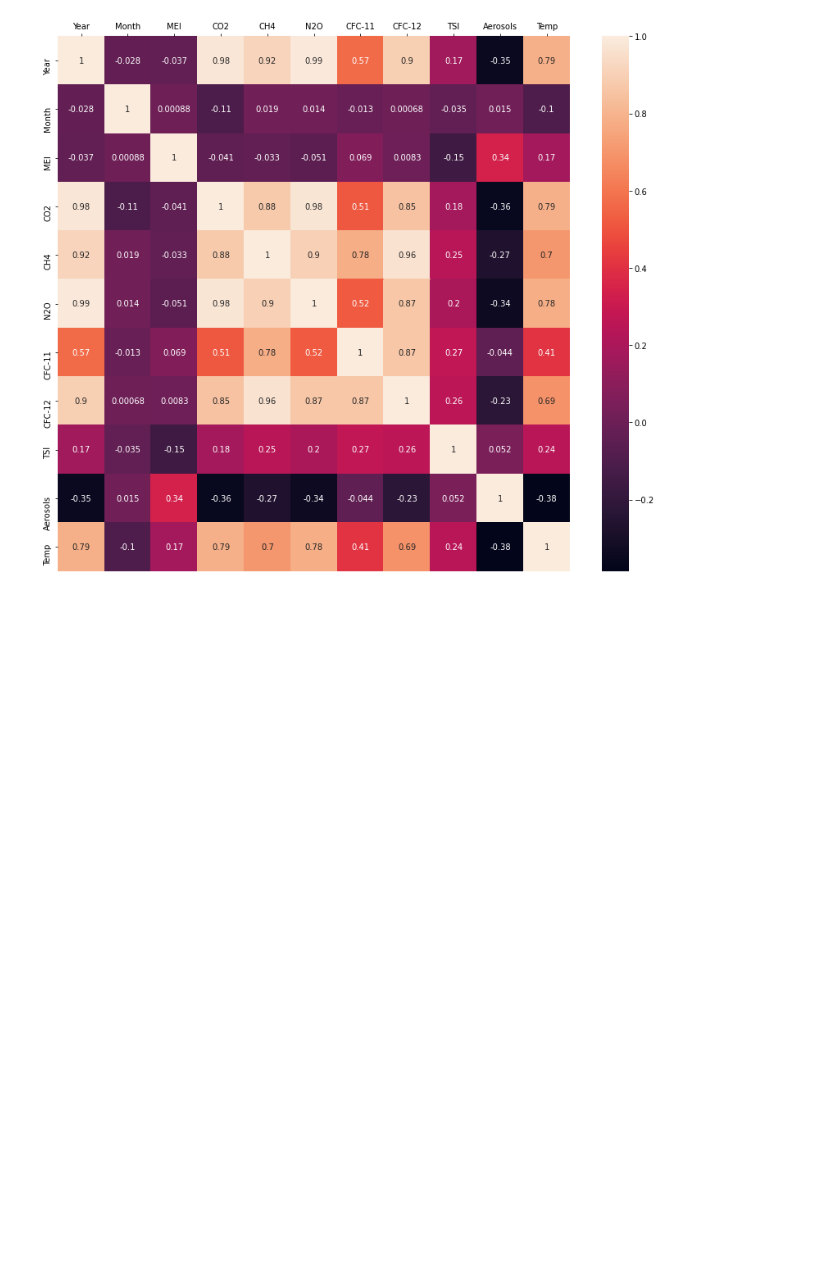
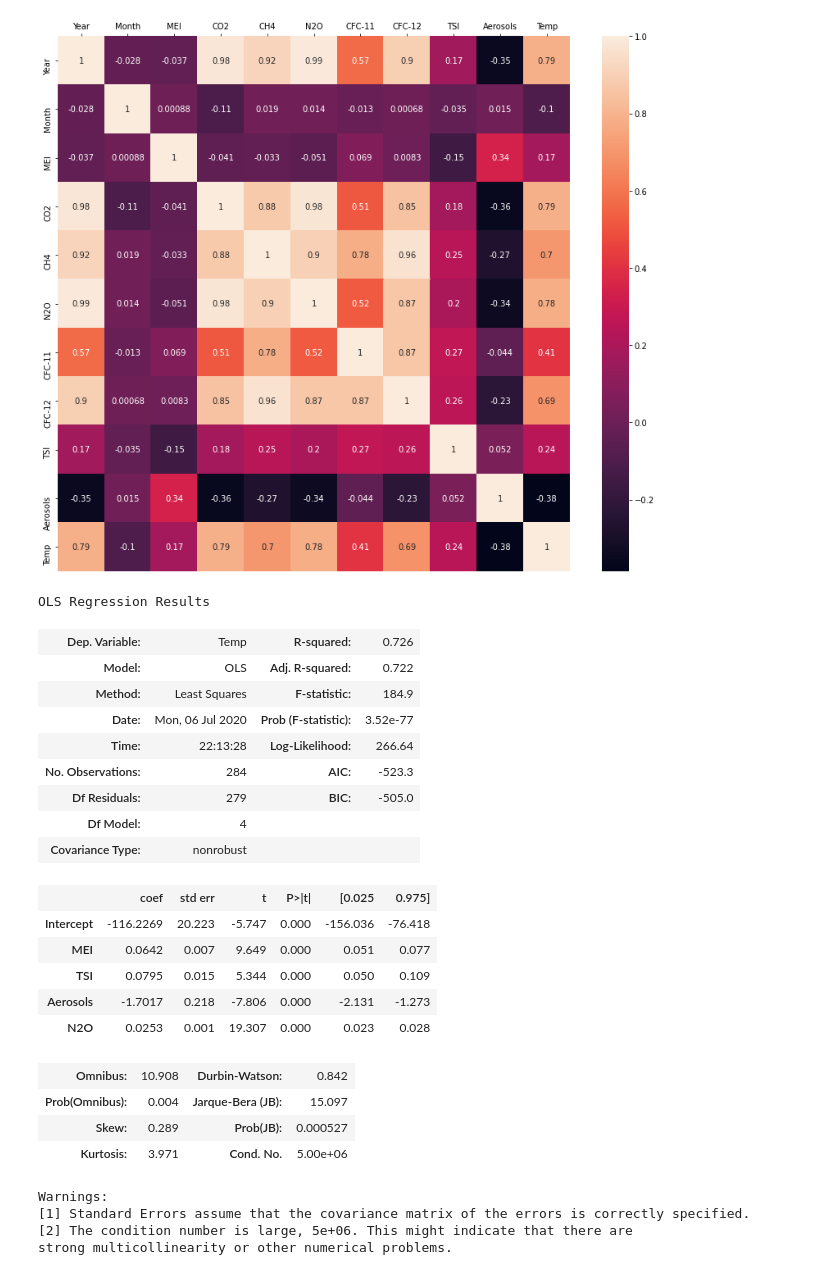
Before and after one commit to pybokeh/analytics-edge, a Jupyter notebook: Unit2/4_Linear_Regression_With_Climate_Change_Data.ipynb, the cells around one changed output. Cells and saved outputs as stored; diff of their text form; code cells hidden in the pictures; blank space fills up the shorter version.

Commit message:
Added results of reduced regression model

```diff
--- a/Unit2/4_Linear_Regression_With_Climate_Change_Data.ipynb
+++ b/Unit2/4_Linear_Regression_With_Climate_Change_Data.ipynb
@@ -84,3 +84,32 @@ ax.xaxis.set_ticks_position('top')
 sns.heatmap(data=corr, annot=True);
 # %% [output]
 [figure]
+# %%
+model2 = smf.ols(formula="Temp ~ MEI + TSI + Aerosols + N2O", data=df_train).fit()
+# %%
+model2.summary()
+# %% [output]
+OLS Regression Results
+| Dep. Variable: | Temp | R-squared: | 0.726 |
+| Model: | OLS | Adj. R-squared: | 0.722 |
+| Method: | Least Squares | F-statistic: | 184.9 |
+| Date: | Mon, 06 Jul 2020 | Prob (F-statistic): | 3.52e-77 |
+| Time: | 22:13:28 | Log-Likelihood: | 266.64 |
+| No. Observations: | 284 | AIC: | -523.3 |
+| Df Residuals: | 279 | BIC: | -505.0 |
+| Df Model: | 4 |  |  |
+| Covariance Type: | nonrobust |  |  |
+|  | coef | std err | t | P>|t| | [0.025 | 0.975] |
+| Intercept | -116.2269 | 20.223 | -5.747 | 0.000 | -156.036 | -76.418 |
+| MEI | 0.0642 | 0.007 | 9.649 | 0.000 | 0.051 | 0.077 |
+| TSI | 0.0795 | 0.015 | 5.344 | 0.000 | 0.050 | 0.109 |
+| Aerosols | -1.7017 | 0.218 | -7.806 | 0.000 | -2.131 | -1.273 |
+| N2O | 0.0253 | 0.001 | 19.307 | 0.000 | 0.023 | 0.028 |
+| Omnibus: | 10.908 | Durbin-Watson: | 0.842 |
+| Prob(Omnibus): | 0.004 | Jarque-Bera (JB): | 15.097 |
+| Skew: | 0.289 | Prob(JB): | 0.000527 |
+| Kurtosis: | 3.971 | Cond. No. | 5.00e+06 |
+Warnings:
+[1] Standard Errors assume that the covariance matrix of the errors is correctly specified.
+[2] The condition number is large, 5e+06. This might indicate that there are
+strong multicollinearity or other numerical problems.
```
Also changed, not shown: parts of 4 cells of this notebook.
